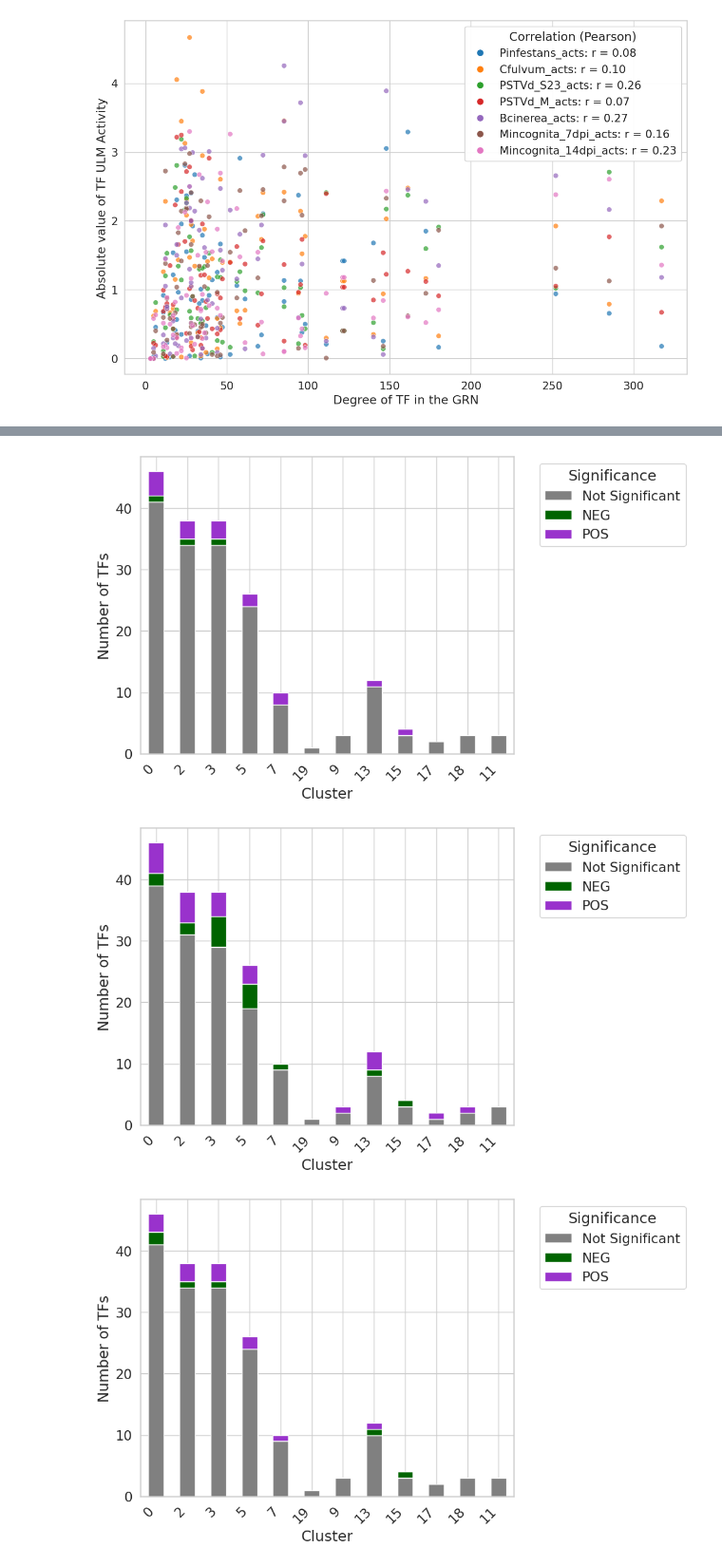
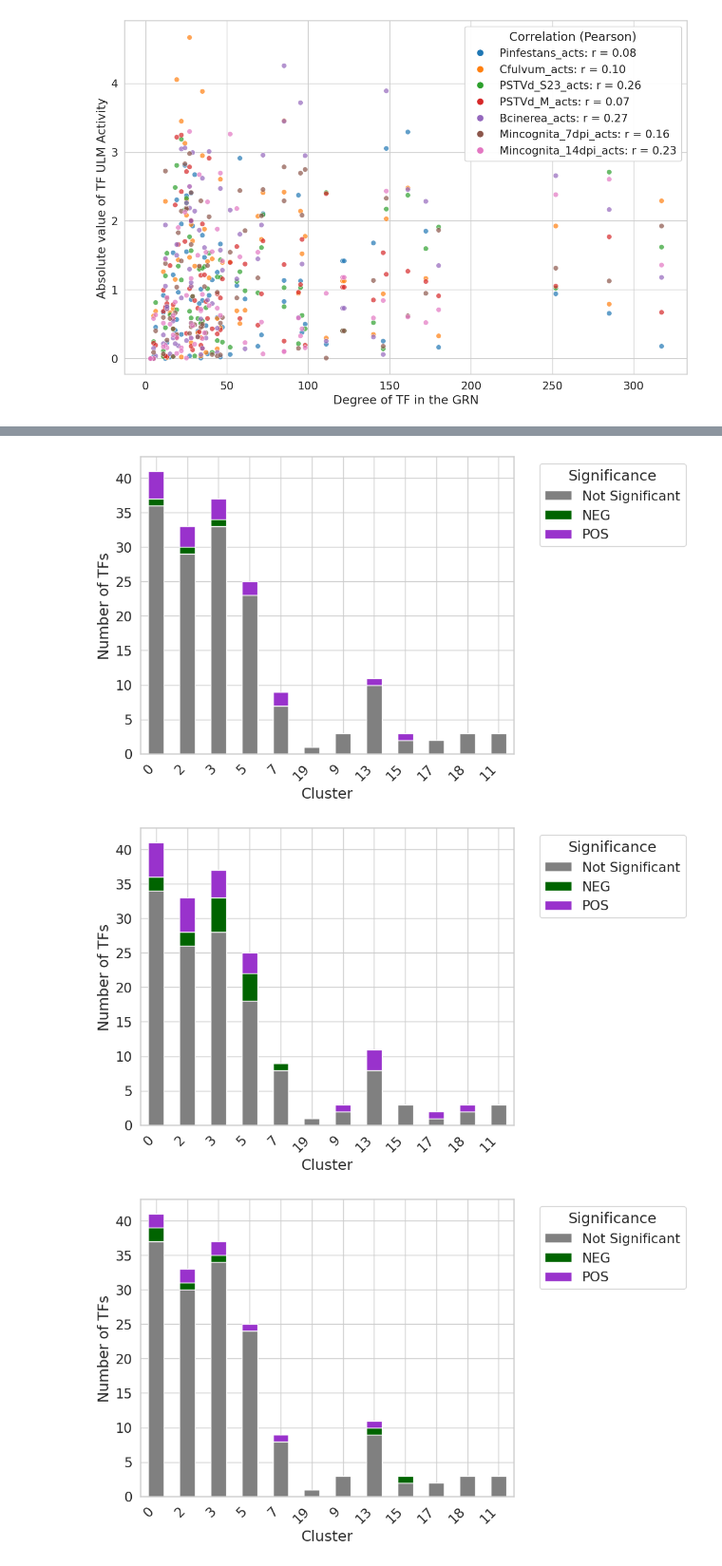
Before and after one commit to Plant-Net/GENIAL_Framework, a Jupyter notebook: Plot/Plot_clean.ipynb, the cells around one changed output, grey strips where cells are left out. Shown at 95% size. Saved outputs shown, nothing was run; the diff lists cells and outputs as text; code cells hidden in the pictures.

```diff
--- a/Plot/Plot_clean.ipynb
+++ b/Plot/Plot_clean.ipynb
@@ -127,13 +127,13 @@ Name: count, dtype: int64
 # plt.tight_layout()
 # plt.show()
 # %%
-info = pd.read_csv('../Results_hubs_activity_stats.tsv',sep='\t')
+info = pd.read_csv('../Results_hubs_activity_stats_shuffle_corrected.tsv',sep='\t')
 info = info.rename(columns={'gene.family':'Family'})
 info_index = info.set_index('OLN')
 net = pd.read_csv('../Data/Network_GRN_HIVE_curated.txt',sep='\t')
 TFs = net['tf.name'].unique()
 Tf_info = info_index.loc[TFs]
-signif_tf = Tf_info[~Tf_info['Groups'].isna()]
+signif_tf = Tf_info[~Tf_info['Groups_corrected'].isna()]
 # %%
 import hashlib
 # Generate 25 distinct colors
@@ -357,12 +357,12 @@ plt.show()
 # %%
 upsetplot_data = Tf_info.reset_index()
-upsetplot_data = upsetplot_data[~upsetplot_data['Groups'].isna()]
-upsetplot_data_only_activity = upsetplot_data[['OLN','Groups']]
-upsetplot_data_only_activity['Groups'] = upsetplot_data_only_activity['Groups'].str.replace('_pval','', regex=False)
-upsetplot_data_only_activity['Groups'] = upsetplot_data_only_activity['Groups'].str.split(' & ')
+upsetplot_data = upsetplot_data[~upsetplot_data['Groups_corrected'].isna()]
+upsetplot_data_only_activity = upsetplot_data[['OLN','Groups_corrected']]
+upsetplot_data_only_activity['Groups_corrected'] = upsetplot_data_only_activity['Groups_corrected'].str.replace('_pval','', regex=False)
+upsetplot_data_only_activity['Groups_corrected'] = upsetplot_data_only_activity['Groups_corrected'].str.split(' & ')
 group_dict_only_acts = {}
 for _, row in upsetplot_data_only_activity.iterrows():
-    for group in row['Groups']:
+    for group in row['Groups_corrected']:
         if group not in group_dict_only_acts:
             group_dict_only_acts[group] = []
         group_dict_only_acts[group].append(row['OLN'])
@@ -1006,25 +1154,25 @@ plt.show()
 # %% [output]
 [figure]
 # %%
-info = pd.read_csv('../Results_hubs_activity_stats.tsv', sep='\t')
+info = pd.read_csv('../Results_hubs_activity_stats_shuffle_corrected.tsv', sep='\t')
 tda_cluster = pd.read_csv('../TDA/Mapper_node_df.tsv', sep='\t')
 tda_cluster.rename(columns={'Value':'Clusters'}, inplace=True)
 Res_TDA = pd.merge(info, tda_cluster, left_on='OLN', right_on='Gene')
 Res_TDA.rename(columns={'gene.family':'Family'}, inplace=True)
-Res_TDA_signif = Res_TDA[~Res_TDA['Groups'].isna()]
-Info=Res_TDA_signif[['OLN','Family','Clusters','Groups']]
-Info['Groups'] = Info['Groups'].str.split(' & ')
-Info = Info.explode('Groups')
-Info['Groups'] = Info['Groups'].str.replace('_pval','', regex=False)
+Res_TDA_signif = Res_TDA[~Res_TDA['Groups_corrected'].isna()]
+Info=Res_TDA_signif[['OLN','Family','Clusters','Groups_corrected']]
+Info['Groups_corrected'] = Info['Groups_corrected'].str.split(' & ')
+Info = Info.explode('Groups_corrected')
+Info['Groups_corrected'] = Info['Groups_corrected'].str.replace('_pval','', regex=False)
 Info_modif = Info.copy()
-Info_modif['Groups']=Info_modif['Groups'].fillna('Not Significant')
+Info_modif['Groups_corrected']=Info_modif['Groups_corrected'].fillna('Not Significant')
 conditions = ['Pinfestans','Cfulvum','PSTVd_S23','PSTVd_M','Bcinerea','Mincognita_7dpi','Mincognita_14dpi']
 
 Tf_acts = pd.read_csv('../TDA/Data/Activity_TF_in_cGRN.tsv', sep='\t', index_col=0)
 Tf_acts_with_0 = Tf_acts.copy()
 Tf_acts = Tf_acts.loc[(Tf_acts !=0).any(axis=1)]
 
-Info_modif['Activity_Column'] = Info_modif['Groups'] + "_acts"
+Info_modif['Activity_Column'] = Info_modif['Groups_corrected'] + "_acts"
 
 def get_sign(row):
     if row["Groups_spe"] == "Significant":
@@ -1037,7 +1185,7 @@ def get_sign(row):
 
 
 for condition in conditions:
-    Info_modif['Groups_spe']=Info_modif['Groups'].str.contains(condition)
+    Info_modif['Groups_spe']=Info_modif['Groups_corrected'].str.contains(condition)
     Info_modif['Groups_spe']=Info_modif['Groups_spe'].replace({True:'Significant',False:'Not Significant'})
     Info_modif["Sign"] = Info_modif.apply(get_sign, axis=1)
     # Group by MegaCluster, Clusters, and Significance to count the number of TFs
@@ -1052,33 +1200,33 @@ for condition in conditions:
     pivot = pivot.loc[custom_order]
 
     sign_order = ['Not Significant', 'NEG', 'POS']
     pivot = pivot[sign_order]
     # Plot the stacked barplot using seaborn
     ax = pivot.plot(kind='bar', stacked=True, figsize=(10, 6), color=colors)
 
     # ax.vlines(3.5, *ax.get_ylim(), color='black', linestyle='--')
     # ax.text(1.5, ax.get_ylim()[1] * 1, 'Mega Cluster 1', ha='center', va='center', rotation=0, color='black', fontsize=12)
     # ax.vlines(4.5, *ax.get_ylim(), color='black', linestyle='--')
     # ax.text(4, ax.get_ylim()[1] * 1, 'Mega Cluster 2', ha='center', va='center', rotation=0, color='black', fontsize=12)
     # ax.vlines(10.5, *ax.get_ylim(), color='black', linestyle='--')
     # ax.text(7.5, ax.get_ylim()[1] * 0.9, 'Mega Cluster 3', ha='center', va='center', rotation=0, color='black', fontsize=12)
     # ax.vlines(11.4, *ax.get_ylim(), color='black', linestyle='--')
     # ax.text(11, ax.get_ylim()[1] * 0.9, 'Mega Cluster 4', ha='center', va='center', rotation=0, color='black', fontsize=12)
     # Set plot labels and title
     # plt.title(f'TFs per Cluster by Significance in  {condition}')
     plt.xlabel('Cluster')
     plt.ylabel('Number of TFs')
     plt.xticks(rotation=45, ha='right')
     plt.legend(title='Significance', bbox_to_anchor=(1.05, 1), loc='upper left')
 
     plt.tight_layout()
     plt.savefig(f'../TDA/Plot/Signif_TF_per_cluster_by_significance_in_{condition}.svg', format='svg')
     plt.show()
 # %% [output]
 A value is trying to be set on a copy of a slice from a DataFrame.
 Try using .loc[row_indexer,col_indexer] = value instead
 
 See the caveats in the documentation: https://pandas.pydata.org/pandas-docs/stable/user_guide/indexing.html#returning-a-view-versus-a-copy
-[figure, old version]
+[figure, new version]
-[figure, old version]
+[figure, new version]
-[figure, old version]
+[figure, new version]
```
Also changed, not shown: parts of 20 cells of this notebook, 4 other files.
